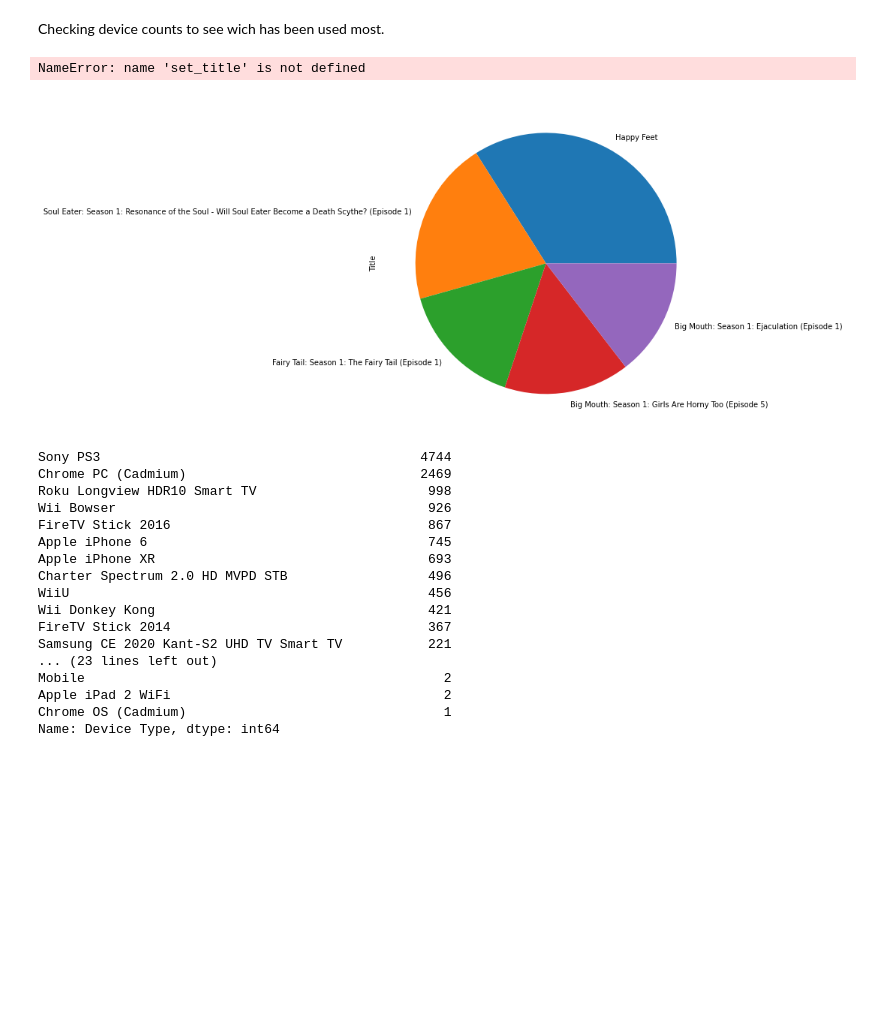
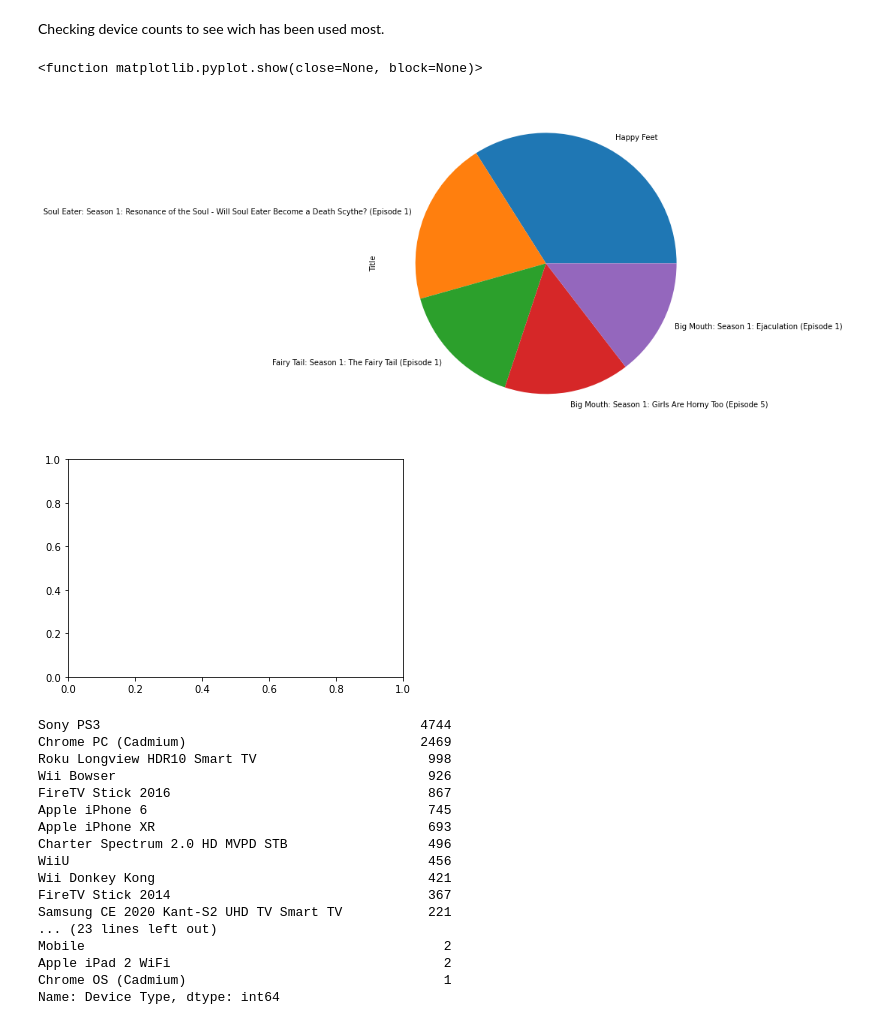
Before and after one commit to darrenc9828/My_Netflix_data_analysis, a Jupyter notebook: My_Netflix_data_analysis.ipynb, the cells around one changed output. Cells and saved outputs as stored; diff of their text form; code cells hidden in the pictures; blank space fills up the shorter version.

Commit message:
updated visuals

```diff
--- a/My_Netflix_data_analysis.ipynb
+++ b/My_Netflix_data_analysis.ipynb
@@ -271,12 +271,14 @@ Name: Title, dtype: int64
 Checking device counts to see wich has been used most.
 # %%
 titles_viewed[1:6].plot(kind ='pie', subplots= True, figsize =( 8,8))
-labels = ['Happy Feet','']
-set_title('Most Titles Viewed')
+title = ('Most Titles Viewed')
+fig1, ax1 = plt.subplots()
+
 plt.show
 # %% [output]
-NameError: name 'set_title' is not defined
+<function matplotlib.pyplot.show(close=None, block=None)>
 [figure]
+[figure, added]
 # %%
 newdf['Device Type'].value_counts()
 # %% [output]
```
